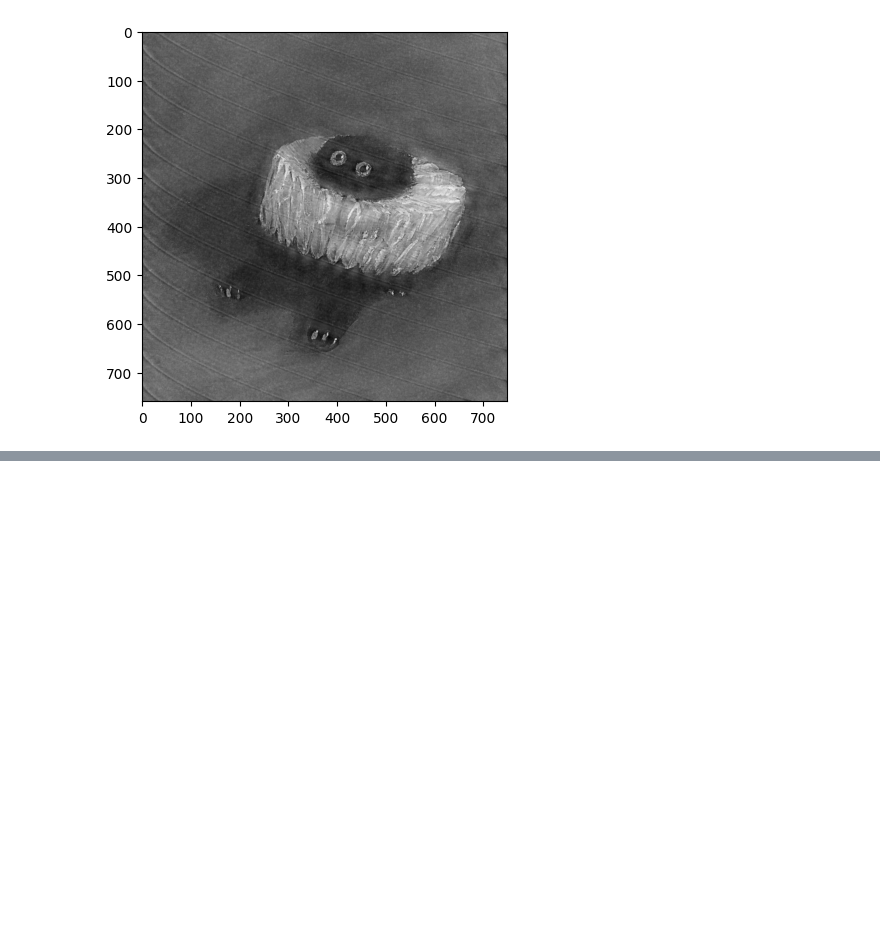
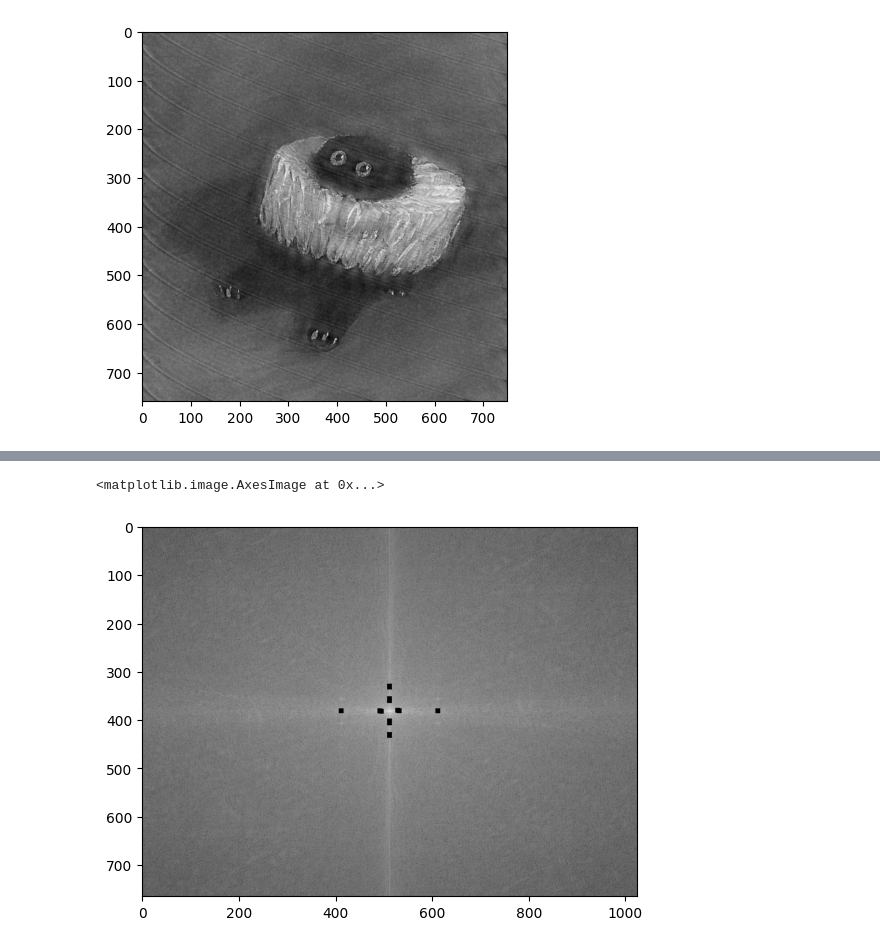
Before and after one commit to JessiDaniL/metodos2_grupo1, a Jupyter notebook: Talleres/Taller_2/Punto3b.ipynb, the cells around one changed output, grey strips where cells are left out. Saved outputs shown, nothing was run; the diff lists cells and outputs as text; code cells hidden in the pictures; blank space fills up the shorter version.

```diff
--- a/Talleres/Taller_2/Punto3b.ipynb
+++ b/Talleres/Taller_2/Punto3b.ipynb
@@ -186 +101,8 @@ False
+# %%
+magnitud_log_c,copia_transformada_c = filtrar(altura_c,ancho_c,magnitud_logaritmo_castillo,transformada_movida_castillo,0.75)
+
+plt.imshow(magnitud_log_c,cmap = cmap)
+# %% [output]
+<matplotlib.image.AxesImage at 0x...>
+[figure, added]
 # %%
```
Also changed, not shown: parts of 17 cells of this notebook.
